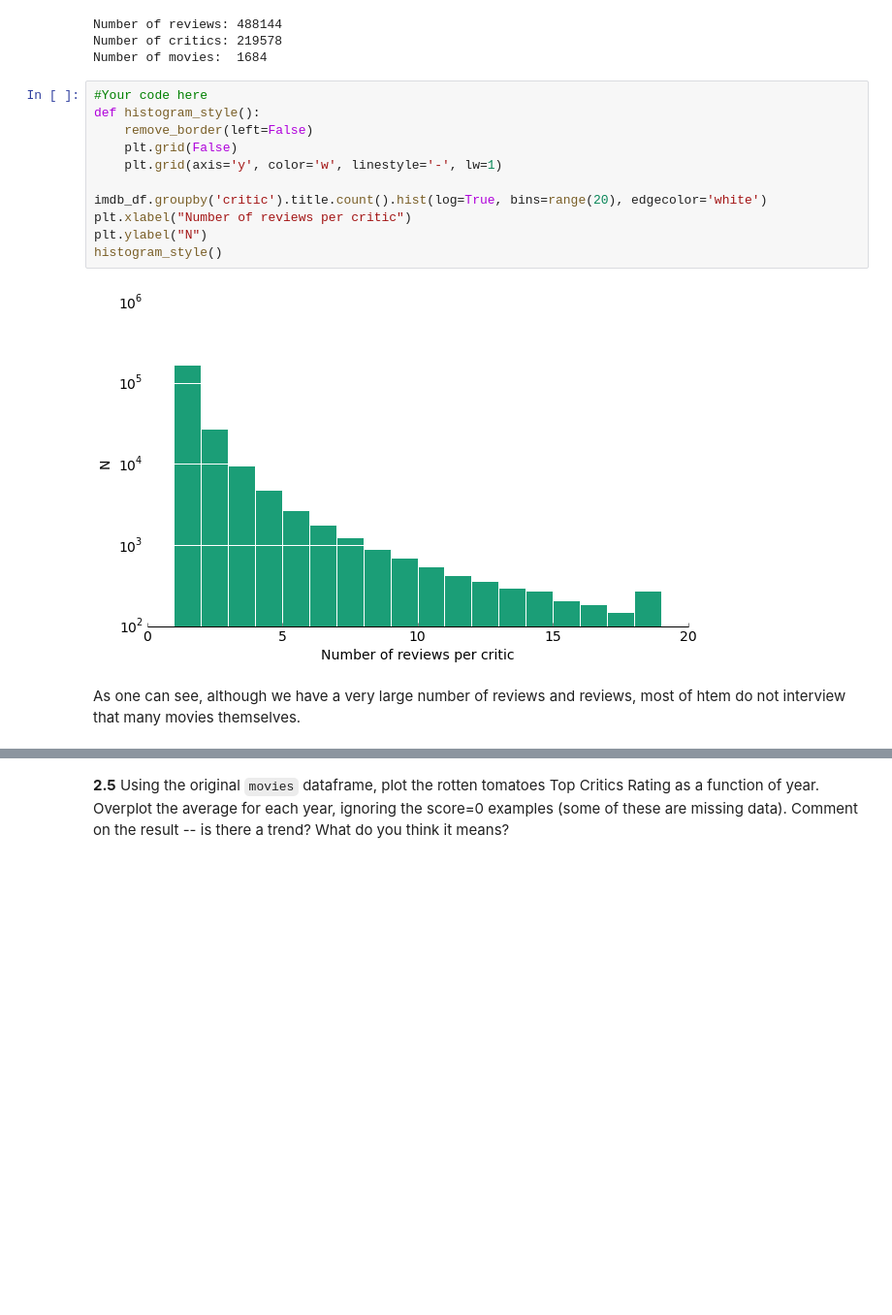
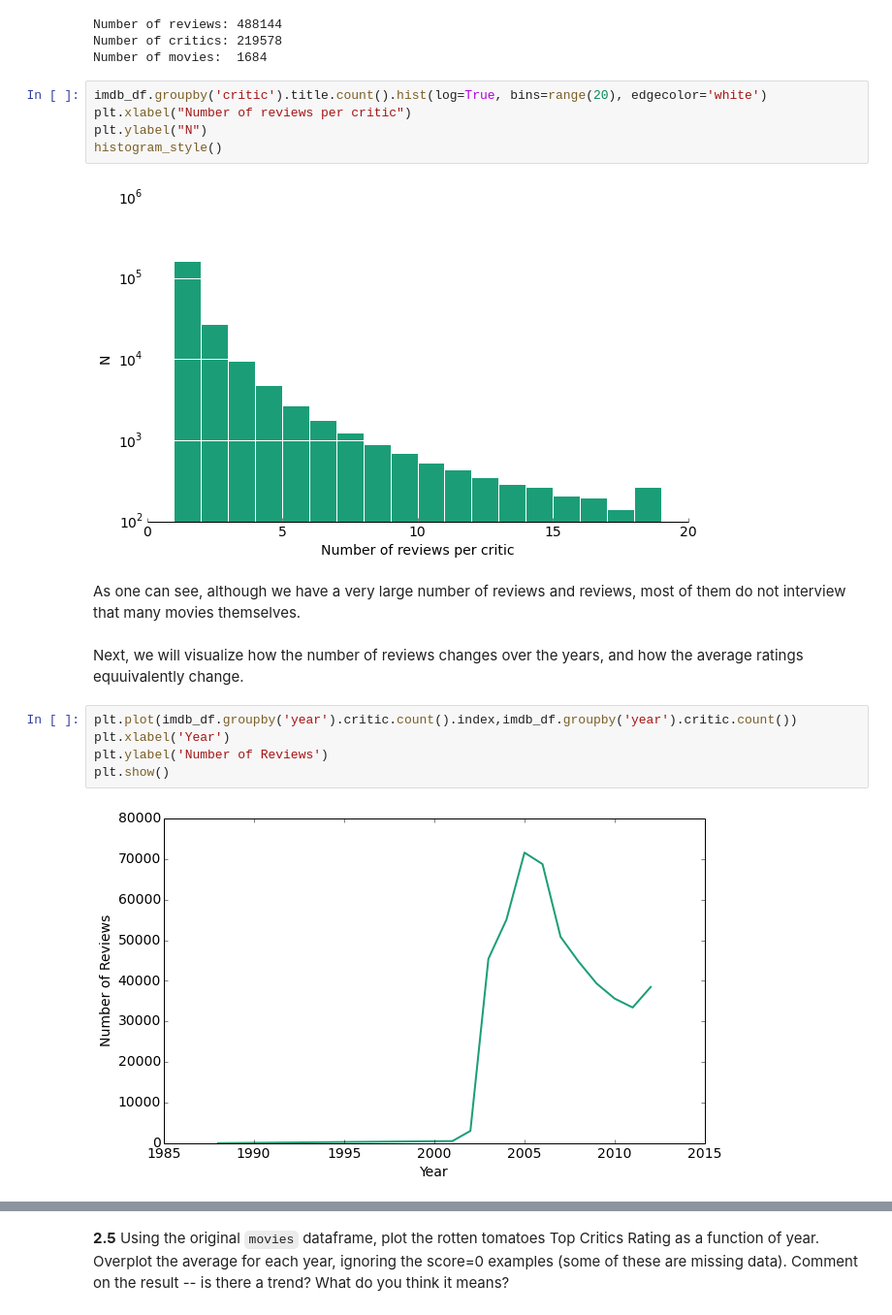
Before and after one commit to rizzomichaelg/cs109-oscars, a Jupyter notebook: process_book.ipynb, the cells around one changed output, grey strips where cells are left out. Shown at 97% size. Saved outputs shown, nothing was run; the diff lists cells and outputs as text; blank space fills up the shorter version.

```diff
--- a/process_book.ipynb
+++ b/process_book.ipynb
@@ -589,12 +605,6 @@ Number of reviews: 488144
 Number of critics: 219578
 Number of movies:  1684
 # %%
-#Your code here
-def histogram_style():
-    remove_border(left=False)
-    plt.grid(False)
-    plt.grid(axis='y', color='w', linestyle='-', lw=1)
-
 imdb_df.groupby('critic').title.count().hist(log=True, bins=range(20), edgecolor='white')
 plt.xlabel("Number of reviews per critic")
 plt.ylabel("N")
@@ -602,4 +612,13 @@ histogram_style()
 # %% [output]
 [figure]
 # %% [markdown]
-As one can see, although we have a very large number of reviews and reviews, most of htem do not interview that many movies themselves.
+As one can see, although we have a very large number of reviews and reviews, most of them do not interview that many movies themselves.
+# %% [markdown]
+Next, we will visualize how the number of reviews changes over the years, and how the average ratings equuivalently change.
+# %%
+plt.plot(imdb_df.groupby('year').critic.count().index,imdb_df.groupby('year').critic.count())
+plt.xlabel('Year')
+plt.ylabel('Number of Reviews')
+plt.show()
+# %% [output]
+[figure, added]
```
Also changed, not shown: parts of 22 cells of this notebook.
